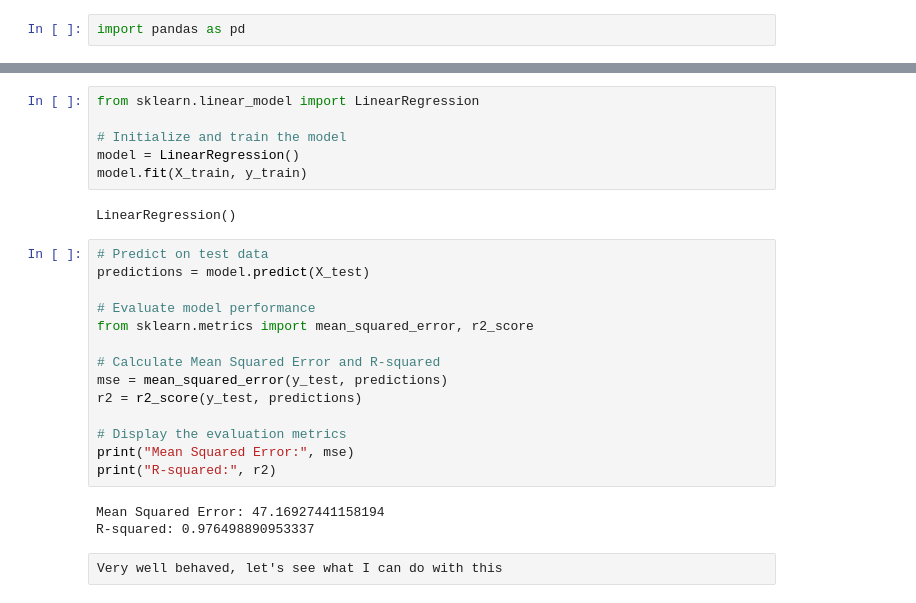
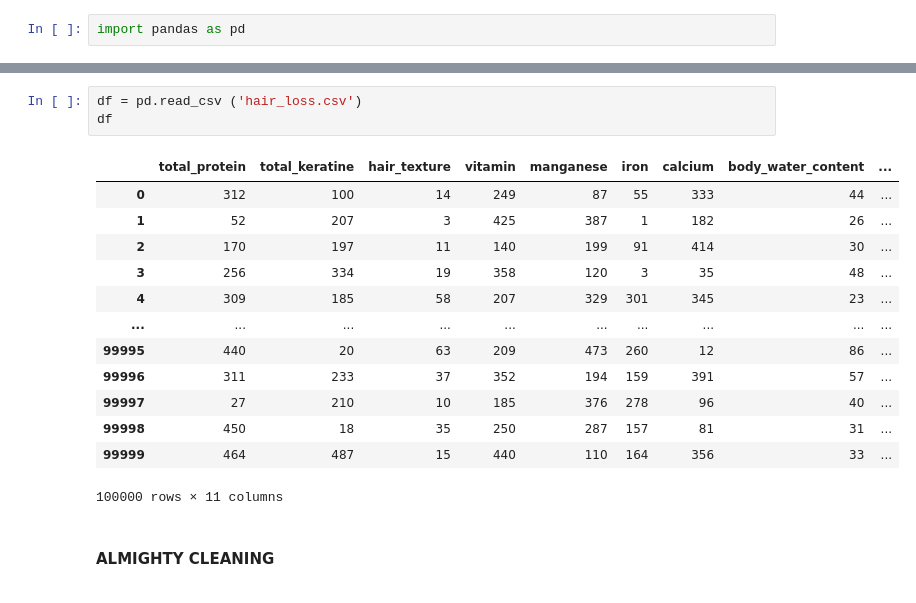
Before and after one commit to ReginaS5/DA-Final-Project, a Jupyter notebook: Final Project.ipynb, the cells around one changed output, grey strips where cells are left out. Saved outputs shown, nothing was run; the diff lists cells and outputs as text.

```diff
--- a/Final Project.ipynb
+++ b/Final Project.ipynb
@@ -239,27 +5,19 @@ y_test shape: (8,)
-# %%
-from sklearn.linear_model import LinearRegression
-
-# Initialize and train the model
-model = LinearRegression()
-model.fit(X_train, y_train)
-# %% [output]
-LinearRegression()
-# %%
-# Predict on test data
-predictions = model.predict(X_test)
-
-# Evaluate model performance
-from sklearn.metrics import mean_squared_error, r2_score
-
-# Calculate Mean Squared Error and R-squared
-mse = mean_squared_error(y_test, predictions)
-r2 = r2_score(y_test, predictions)
-
-# Display the evaluation metrics
-print("Mean Squared Error:", mse)
-print("R-squared:", r2)
-# %% [output]
-Mean Squared Error: 47.16927441158194
-R-squared: 0.976498890953337
-# %% [raw]
-Very well behaved, let's see what I can do with this
+# %%
+df = pd.read_csv ('hair_loss.csv')
+df
+# %% [output]
+|  | total_protein | total_keratine | hair_texture | vitamin | manganese | iron | calcium | body_water_content | ... |
+| 0 | 312 | 100 | 14 | 249 | 87 | 55 | 333 | 44 | ... |
+| 1 | 52 | 207 | 3 | 425 | 387 | 1 | 182 | 26 | ... |
+| 2 | 170 | 197 | 11 | 140 | 199 | 91 | 414 | 30 | ... |
+| 3 | 256 | 334 | 19 | 358 | 120 | 3 | 35 | 48 | ... |
+| 4 | 309 | 185 | 58 | 207 | 329 | 301 | 345 | 23 | ... |
+| ... | ... | ... | ... | ... | ... | ... | ... | ... | ... |
+| 99995 | 440 | 20 | 63 | 209 | 473 | 260 | 12 | 86 | ... |
+| 99996 | 311 | 233 | 37 | 352 | 194 | 159 | 391 | 57 | ... |
+| 99997 | 27 | 210 | 10 | 185 | 376 | 278 | 96 | 40 | ... |
+| 99998 | 450 | 18 | 35 | 250 | 287 | 157 | 81 | 31 | ... |
+| 99999 | 464 | 487 | 15 | 440 | 110 | 164 | 356 | 33 | ... |
+100000 rows × 11 columns
+# %% [markdown]
+#### ALMIGHTY CLEANING
```
Also changed, not shown: parts of 35 cells of this notebook, 7 other files.
